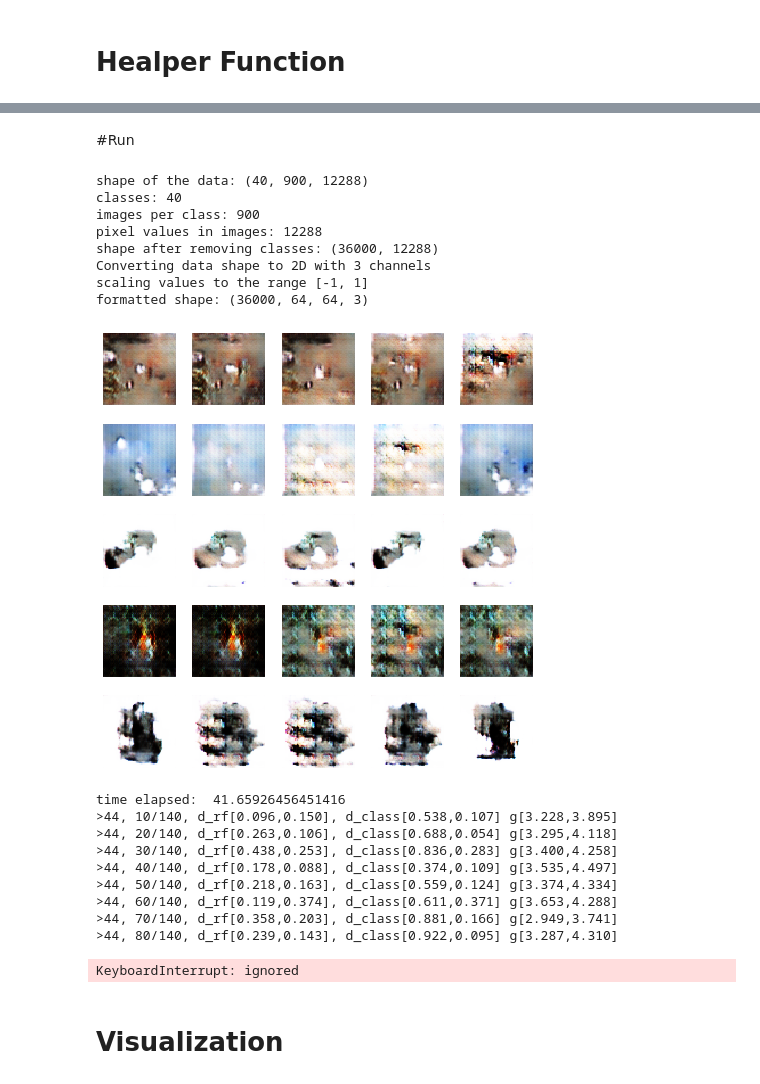
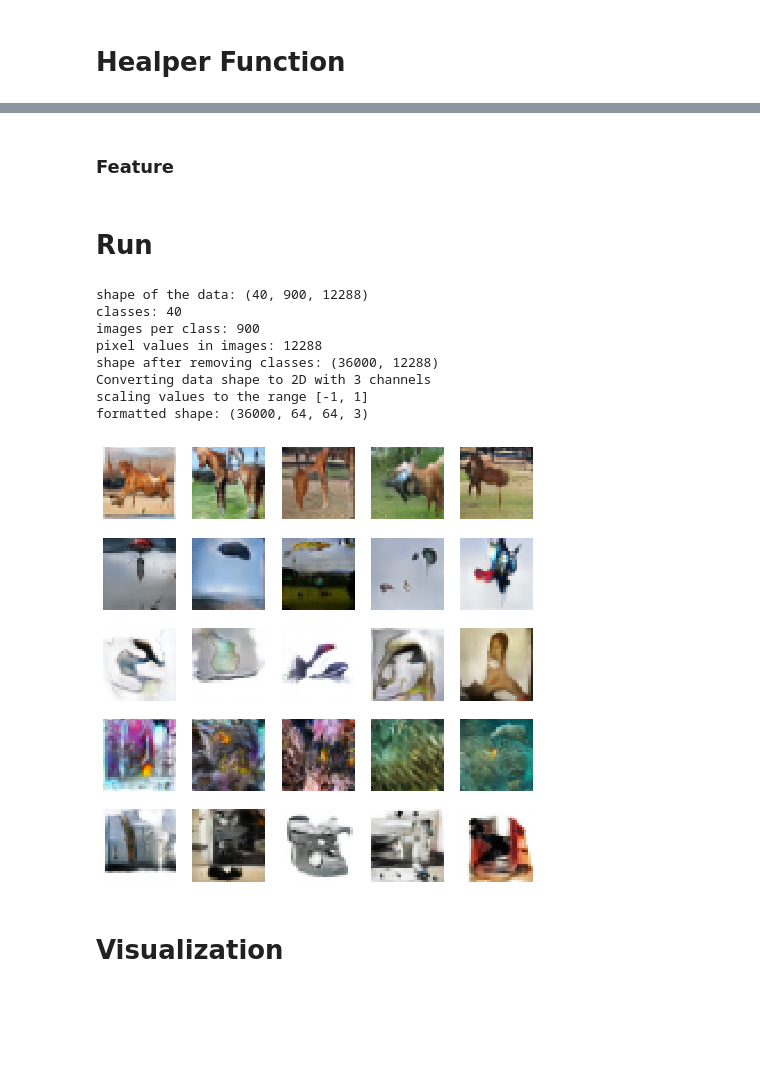
Before and after one commit to acardara/EEG-Decoding-to-Images, a Jupyter notebook: ImageNetGAN.ipynb, the cells around one changed output, grey strips where cells are left out. Drawn from its saved outputs; the diff is of its cells as text; code cells hidden in the pictures; blank space fills up the shorter version.

```diff
--- a/ImageNetGAN.ipynb
+++ b/ImageNetGAN.ipynb
@@ -233,5 +320,5 @@ eeg_feature_vectors      images.npy
 # %%
-data, labels = load_image_net_dataset(one_hot=True, extra_ohe=True)
+data, labels = load_image_net_dataset(scale=True, one_hot=True, extra_ohe=True, image_shape=(32,32))
 # data, labels = load_flowers_dataset(one_hot=True, extra_ohe=True)
 # %% [output]
 shape of the data: (40, 900, 12288)
@@ -426,11 +536,7 @@ def define_generator(latent_dim, n_classes=5):
     gen = LeakyReLU(alpha=0.2)(gen)
 
     # upsample to 32x32
-    gen = Conv2DTranspose(64, (3,3), strides=(2,2), padding='same', kernel_initializer=init)(gen)
-    gen = LeakyReLU(alpha=0.2)(gen)
-
-    # upsample to 64x64
-    gen = Conv2DTranspose(64, (3,3), strides=(2,2), padding='same', kernel_initializer=init)(gen)
+    gen = Conv2DTranspose(128, (3,3), strides=(2,2), padding='same', kernel_initializer=init)(gen)
     gen = LeakyReLU(alpha=0.2)(gen)
 
     out_layer = Conv2DTranspose(3, (3,3), activation='tanh', padding='same', kernel_initializer=init)(gen)
@@ -441,17 +547,12 @@ def define_generator(latent_dim, n_classes=5):
 
 
 # define the standalone discriminator model
-def define_discriminator(in_shape=(64,64,3), n_classes=5):
+def define_discriminator(in_shape=(32,32,3), n_classes=5):
     # weight initialization
     init = RandomNormal(stddev=0.02)
     # image input
     in_image = Input(shape=in_shape)
     fe = Conv2D(64, (4,4), padding='same', kernel_initializer=init)(in_image)
-    fe = LeakyReLU(alpha=0.2)(fe)
-    fe = Dropout(0.4)(fe)
-
-    # downsample to 32x32
-    fe = Conv2D(128, (4,4), strides=(2,2), padding='same', kernel_initializer=init)(fe)
     fe = LeakyReLU(alpha=0.2)(fe)
     fe = Dropout(0.4)(fe)
 
@@ -645,0 +892,2 @@ def train(g_model, d_model, gan_model, dataset, latent_dim, n_epochs=2000, n_bat
+# %% [markdown]
+### Feature
@@ -646,5 +959,5 @@ def train(g_model, d_model, gan_model, dataset, latent_dim, n_epochs=2000, n_bat
 # %% [markdown]
-#Run
+# Run
 # %%
 N_CLASSES = 5
 
@@ -652,7 +965,7 @@ N_CLASSES = 5
 # dataset = load_flowers_dataset(target_shape=(32,32), one_hot=True, extra_ohe=True)
 
 # ImageNet Dataset
-dataset = load_image_net_dataset(one_hot=True, extra_ohe=True, n_classes=N_CLASSES)
+dataset = load_image_net_dataset(one_hot=True, extra_ohe=True, n_classes=N_CLASSES, image_shape=(32,32))
 # %% [output]
 shape of the data: (40, 900, 12288)
 classes: 40
@@ -662,37 +975,38 @@ shape after removing classes: (36000, 12288)
 Converting data shape to 2D with 3 channels
 scaling values to the range [-1, 1]
 formatted shape: (36000, 64, 64, 3)
+# %%
+def load_features():
+    _features_5 = np.load("data/images/eeg_feature_vectors_5_class.npy", allow_pickle=True)
+    _labels_5 = np.load("data/images/labels_5_class.npy", allow_pickle=True)
+    p = _labels_5.argsort()
+    features_5 = _features_5[p]
+    labels_5 = _labels_5[p]
+    return [labels_5, features_5]
 # %%
-
 g_loss1, g_loss2, d_loss1, d_loss2, IS, FID = [],[],[],[],[],[]
 # size of the latent space
 latent_dim = 100
 n_epochs = 1501
-batch_size = 64
+batch_size = 128
 # create the discriminator
 d_model = define_discriminator()
 # create the generator
 g_model = define_generator(latent_dim)
 # create the gan
 gan_model = define_gan(g_model, d_model)
 
+labels_5, features_5 = load_features()
+
+
 # create a seeded latent space for visualization
-seed = generate_seeded_points(latent_dim, 5)
+seed = generate_seeded_points_features(latent_dim, 5)
+# seed = generate_seeded_points(latent_dim, 5)
 
 # train model
 train(g_model, d_model, gan_model, dataset, latent_dim, n_epochs, batch_size)
 # %% [output]
-[figure, old version]
+[figure, new version]
-time elapsed:  41.65926456451416
->44, 10/140, d_rf[0.096,0.150], d_class[0.538,0.107] g[3.228,3.895]
->44, 20/140, d_rf[0.263,0.106], d_class[0.688,0.054] g[3.295,4.118]
->44, 30/140, d_rf[0.438,0.253], d_class[0.836,0.283] g[3.400,4.258]
->44, 40/140, d_rf[0.178,0.088], d_class[0.374,0.109] g[3.535,4.497]
->44, 50/140, d_rf[0.218,0.163], d_class[0.559,0.124] g[3.374,4.334]
->44, 60/140, d_rf[0.119,0.374], d_class[0.611,0.371] g[3.653,4.288]
->44, 70/140, d_rf[0.358,0.203], d_class[0.881,0.166] g[2.949,3.741]
->44, 80/140, d_rf[0.239,0.143], d_class[0.922,0.095] g[3.287,4.310]
-KeyboardInterrupt: ignored
 # %% [markdown]
 # Visualization
 # %%
```
Also changed, not shown: parts of 32 cells of this notebook.
